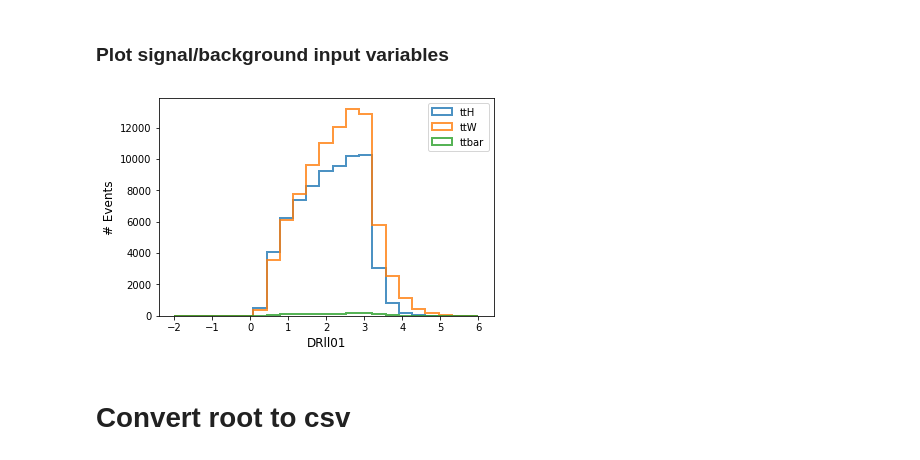
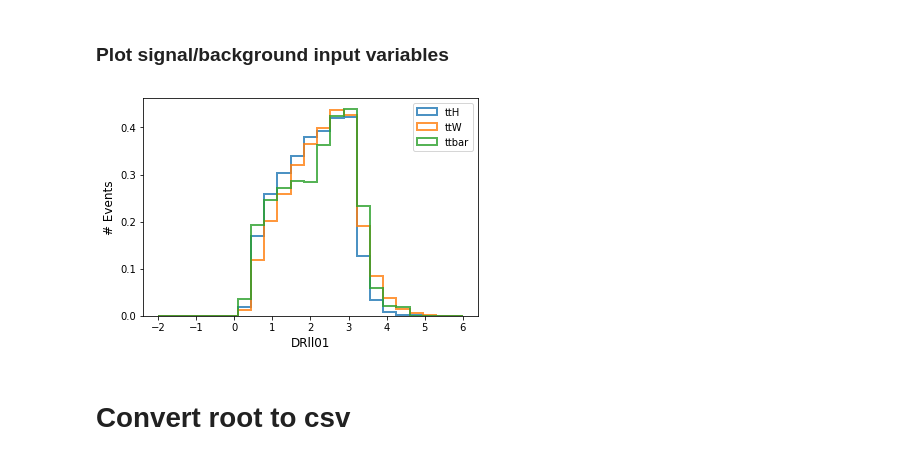
Before and after one commit to grevtsovkirill/tthml_perf, a Jupyter notebook: format_change/access_root.ipynb, the cells around one changed output. Cells and saved outputs as stored; diff of their text form; code cells hidden in the pictures.

```diff
--- a/format_change/access_root.ipynb
+++ b/format_change/access_root.ipynb
@@ -52,29 +52,29 @@ ttH_df.head()
 # %%
 var='DRll01'
 binning = {"DRll01": np.linspace(-2, 6, 24),
                "max_eta": np.linspace(0, 2.5, 26)}
 plt.hist(ttH_df[var], binning[var], histtype='step',
          label=["ttH"],
          stacked=False,
          fill=False,
-         linewidth=2, alpha=0.8)
+         linewidth=2, alpha=0.8,density=1)
 plt.hist(ttW_df[var], binning[var], histtype='step',
          label=["ttW"],
          stacked=False,
          fill=False,
-         linewidth=2, alpha=0.8)
+         linewidth=2, alpha=0.8,density=1)
 plt.hist(ttbar_df[var], binning[var], histtype='step',
          label=["ttbar"],
          stacked=False,
          fill=False,
-         linewidth=2, alpha=0.8)
+         linewidth=2, alpha=0.8,density=1)
 plt.xlabel(var,fontsize=12)
 plt.ylabel('# Events',fontsize=12)
 #plt.yscale('log')
 plt.legend()
 plt.savefig("Plots/var.jpg", transparent=True)
 # %% [output]
-[figure, old version]
+[figure, new version]
 # %% [markdown]
 # Convert root to csv
 # %%
```
